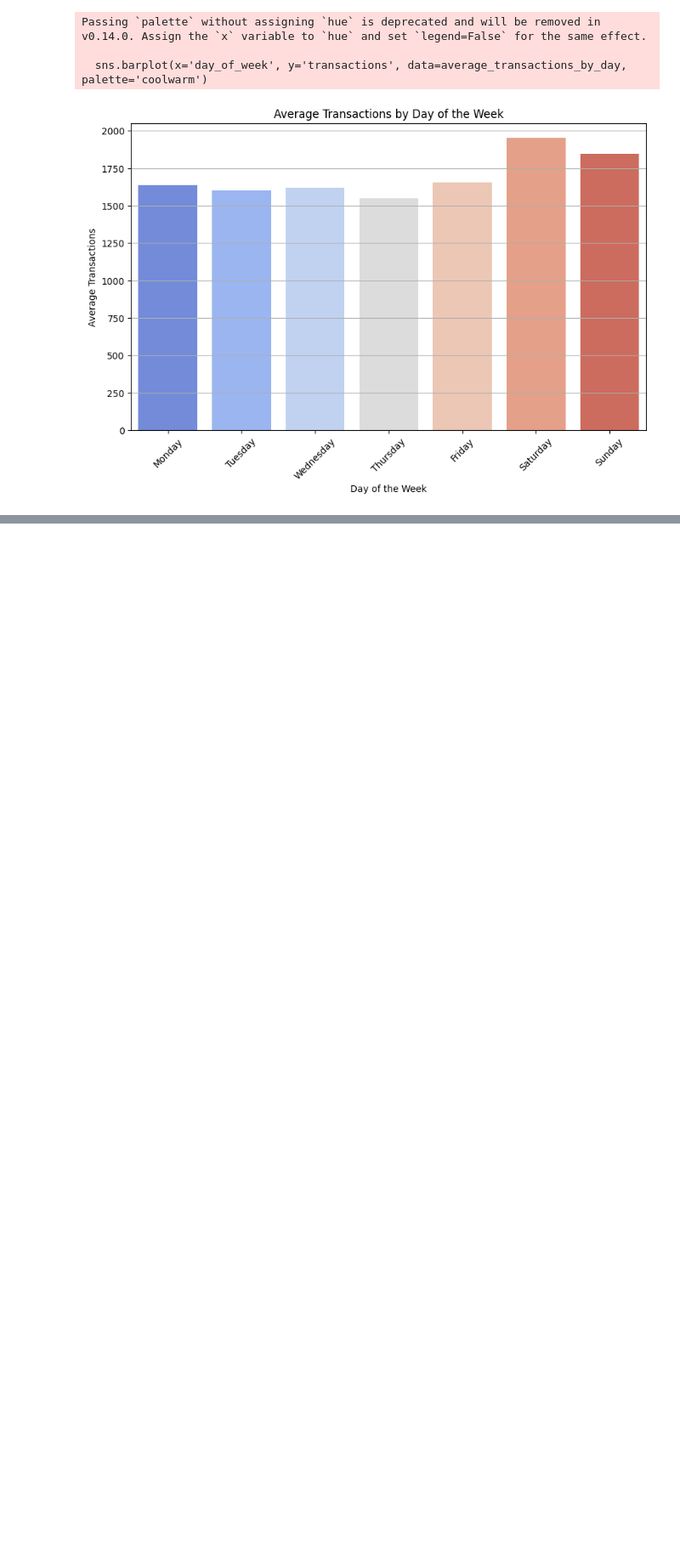
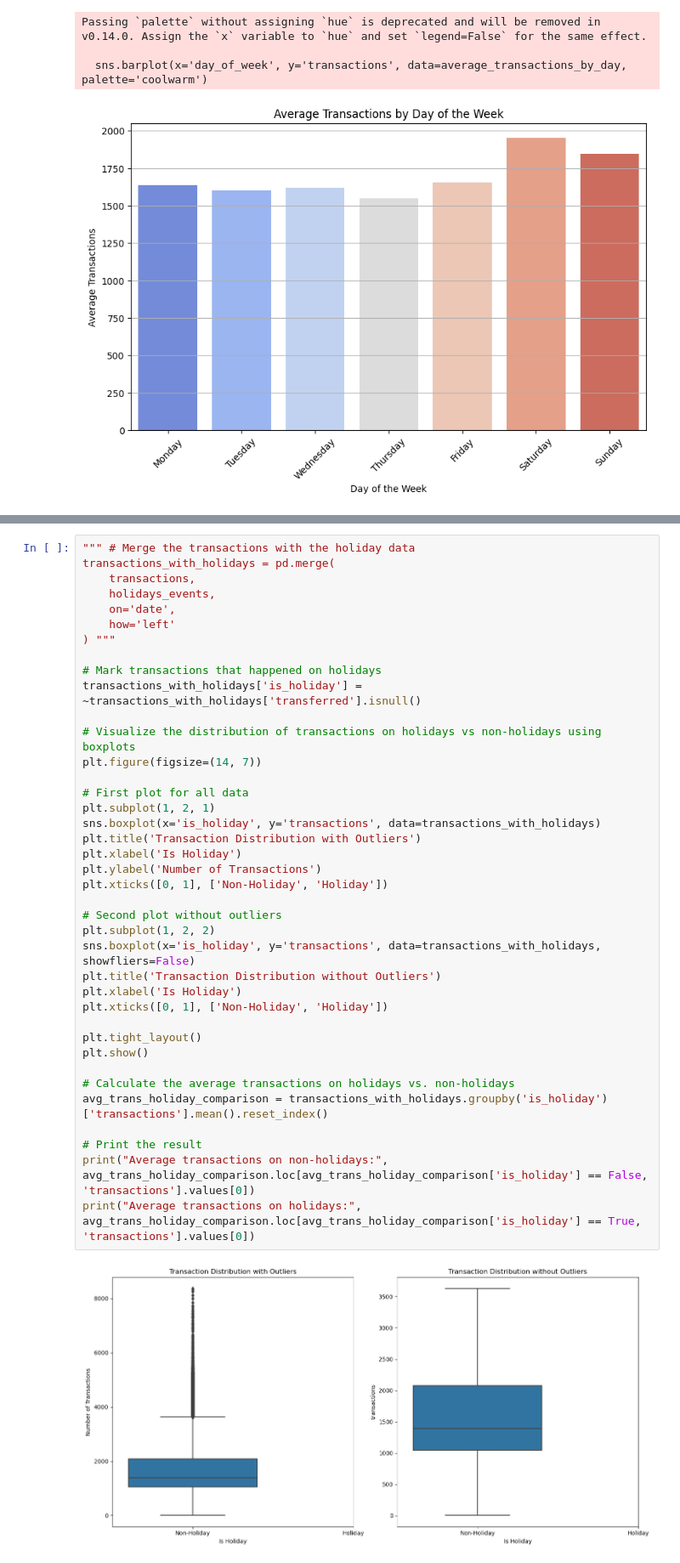
Before and after one commit to florboydens/Data-Analytics-Case-2, a Jupyter notebook: supermarket.ipynb, the cells around one changed output, grey strips where cells are left out. Shown at 85% size. Saved outputs shown, nothing was run; the diff lists cells and outputs as text; blank space fills up the shorter version.

```diff
--- a/supermarket.ipynb
+++ b/supermarket.ipynb
@@ -228,0 +312,41 @@ Passing `palette` without assigning `hue` is deprecated and will be removed in v
+# %%
+""" # Merge the transactions with the holiday data
+transactions_with_holidays = pd.merge(
+    transactions,
+    holidays_events,
+    on='date',
+    how='left'
+) """
+
+# Mark transactions that happened on holidays
+transactions_with_holidays['is_holiday'] = ~transactions_with_holidays['transferred'].isnull()
+
+# Visualize the distribution of transactions on holidays vs non-holidays using boxplots
+plt.figure(figsize=(14, 7))
+
+# First plot for all data
+plt.subplot(1, 2, 1)
+sns.boxplot(x='is_holiday', y='transactions', data=transactions_with_holidays)
+plt.title('Transaction Distribution with Outliers')
+plt.xlabel('Is Holiday')
+plt.ylabel('Number of Transactions')
+plt.xticks([0, 1], ['Non-Holiday', 'Holiday'])
+
+# Second plot without outliers
+plt.subplot(1, 2, 2)
+sns.boxplot(x='is_holiday', y='transactions', data=transactions_with_holidays, showfliers=False)
+plt.title('Transaction Distribution without Outliers')
+plt.xlabel('Is Holiday')
+plt.xticks([0, 1], ['Non-Holiday', 'Holiday'])
+
+plt.tight_layout()
+plt.show()
+
+# Calculate the average transactions on holidays vs. non-holidays
+avg_trans_holiday_comparison = transactions_with_holidays.groupby('is_holiday')['transactions'].mean().reset_index()
+
+# Print the result
+print("Average transactions on non-holidays:", avg_trans_holiday_comparison.loc[avg_trans_holiday_comparison['is_holiday'] == False, 'transactions'].values[0])
+print("Average transactions on holidays:", avg_trans_holiday_comparison.loc[avg_trans_holiday_comparison['is_holiday'] == True, 'transactions'].values[0])
+# %% [output]
+[figure, added]
```
Also changed, not shown: parts of 29 cells of this notebook.
